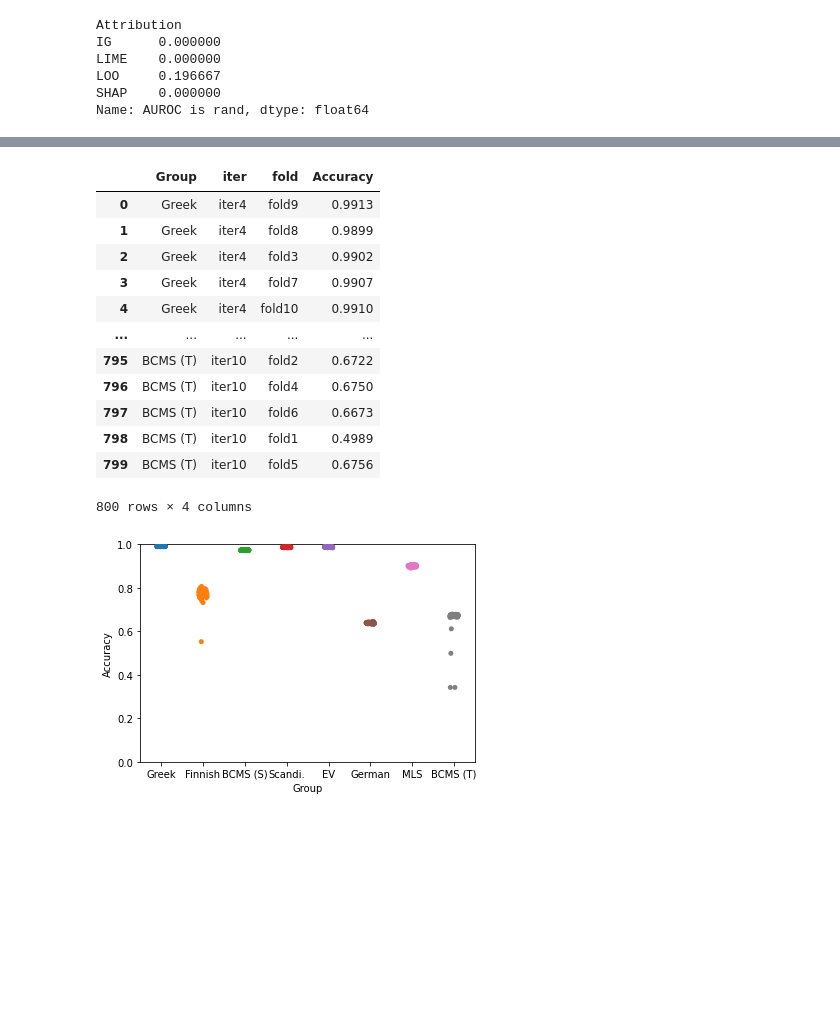
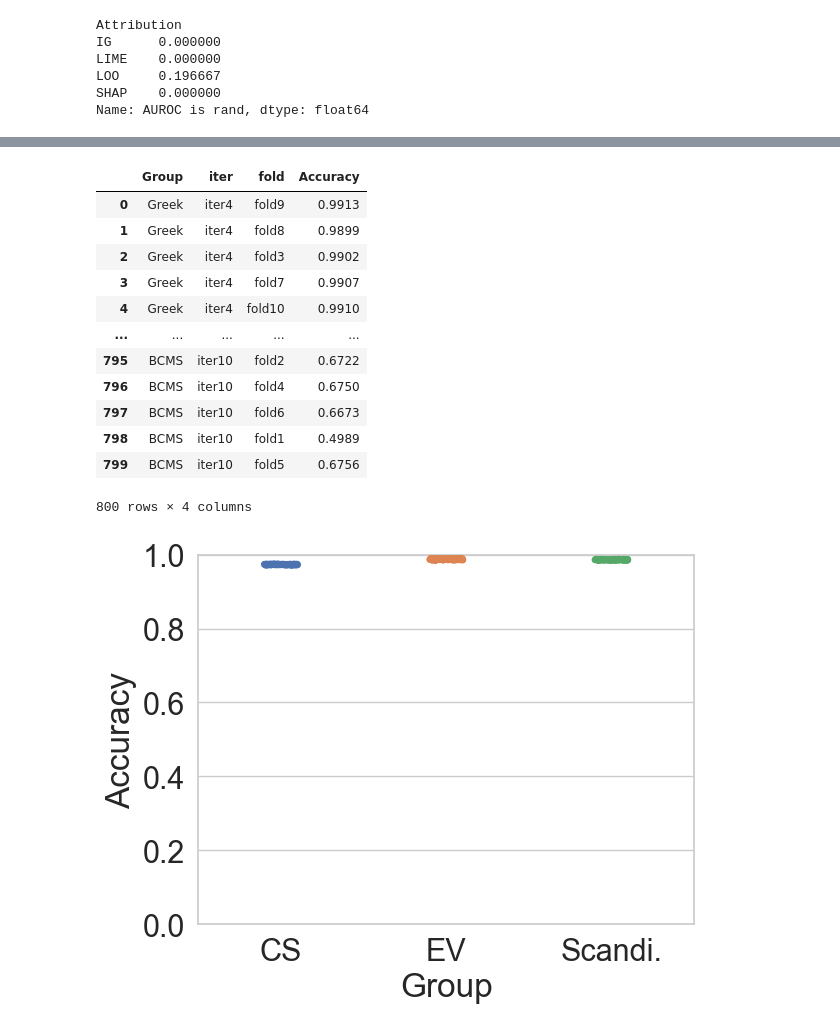
Before and after one commit to Helsinki-NLP/shibboleth, a Jupyter notebook: vizs/vizs-classif-attribs.ipynb, the cells around one changed output, grey strips where cells are left out. Saved outputs shown, nothing was run; the diff lists cells and outputs as text; code cells hidden in the pictures; blank space fills up the shorter version.

```diff
--- a/vizs/vizs-classif-attribs.ipynb
+++ b/vizs/vizs-classif-attribs.ipynb
@@ -2,14 +2,21 @@
 import seaborn as sns
 import pandas as pd
 import altair as alt
+
+
+sns.set(font_scale=2)
+sns.set_style("whitegrid")
+
+EXP_1_SET = {'Scandi.', 'CS', 'EV'}
+EXP_2_SET = {'BCMS', 'German', 'Greek', 'Finnish'}
 # %%
-df = pd.read_csv('auroc_data+wl.csv').sort_values(['lang group', 'attrib'])
+df = pd.read_csv('../auroc_data+wl.csv').sort_values(['lang group', 'attrib'])
 df['Attribution'] =  df['attrib'].apply(lambda fname: fname.split('_')[0].upper())
 df['Group'] = df['lang group'].map({
     'estonian_voro': 'EV',
-    'bcms_twitter': 'BCMS (T)',
-    'bcms_setimes': 'BCMS (S)',
-    'bcms': 'BCMS (S)',
+    'bcms_twitter': 'BCMS',
+    'bcms_setimes': 'CS',
+    'bcms': 'CS',
     'middle_low_saxon': 'MLS',
     'finnish': 'Finnish',
     'greek': 'Greek',
@@ -17,7 +24,6 @@ df['Group'] = df['lang group'].map({
     'scandinavian': 'Scandi.',
 })
 
-EXP_1_SET = {'Scandi.', 'BCMS (S)', 'EV'}
 df
 # %% [output]
 |  | Predictions | Ground truth | Evaluation instances | Accuracy | Precision | Recall | F1-score | AUROC | ... |
@@ -135,10 +141,10 @@ df.groupby('Group')['Precision'].min(), df.groupby('Group')['Precision'].max(),
  Name: Precision, dtype: float64)
 # %%
-df = pd.read_csv('evals_test_all.csv', header=None, names=['Group', 'iter', 'fold', 'Accuracy'])
+df = pd.read_csv('../evals_test_all.csv', header=None, names=['Group', 'iter', 'fold', 'Accuracy'])
 df['Group'] = df['Group'].map({
     'estonian_voro': 'EV',
-    'bcms_twitter': 'BCMS (T)',
-    'bcms_setimes': 'BCMS (S)',
+    'bcms_twitter': 'BCMS',
+    'bcms_setimes': 'CS',
     'middle_low_saxon': 'MLS',
     'finnish': 'Finnish',
     'greek': 'Greek',
@@ -154,16 +160,17 @@ df
 | 3 | Greek | iter4 | fold7 | 0.9907 |
 | 4 | Greek | iter4 | fold10 | 0.9910 |
 | ... | ... | ... | ... | ... |
-| 795 | BCMS (T) | iter10 | fold2 | 0.6722 |
-| 796 | BCMS (T) | iter10 | fold4 | 0.6750 |
-| 797 | BCMS (T) | iter10 | fold6 | 0.6673 |
-| 798 | BCMS (T) | iter10 | fold1 | 0.4989 |
-| 799 | BCMS (T) | iter10 | fold5 | 0.6756 |
+| 795 | BCMS | iter10 | fold2 | 0.6722 |
+| 796 | BCMS | iter10 | fold4 | 0.6750 |
+| 797 | BCMS | iter10 | fold6 | 0.6673 |
+| 798 | BCMS | iter10 | fold1 | 0.4989 |
+| 799 | BCMS | iter10 | fold5 | 0.6756 |
 800 rows × 4 columns
 # %%
-g = sns.stripplot(data=df, x='Group', y='Accuracy')
+df_ = df[df.Group.isin(EXP_1_SET)].sort_values('Group')
+g = sns.stripplot(data=df_, x='Group', y='Accuracy', hue='Group', hue_order=sorted(df_.Group.unique()))
 g.set(ylim=(0,1))
-g.get_figure().savefig('acc-heldout.pdf', bbox_inches='tight')
+g.get_figure().savefig('acc-heldout.exp1.pdf', bbox_inches='tight')
 # %% [output]
-[figure, old version]
+[figure, new version]
 # %%
```
Also changed, not shown: parts of 11 cells of this notebook, 8 other files.
